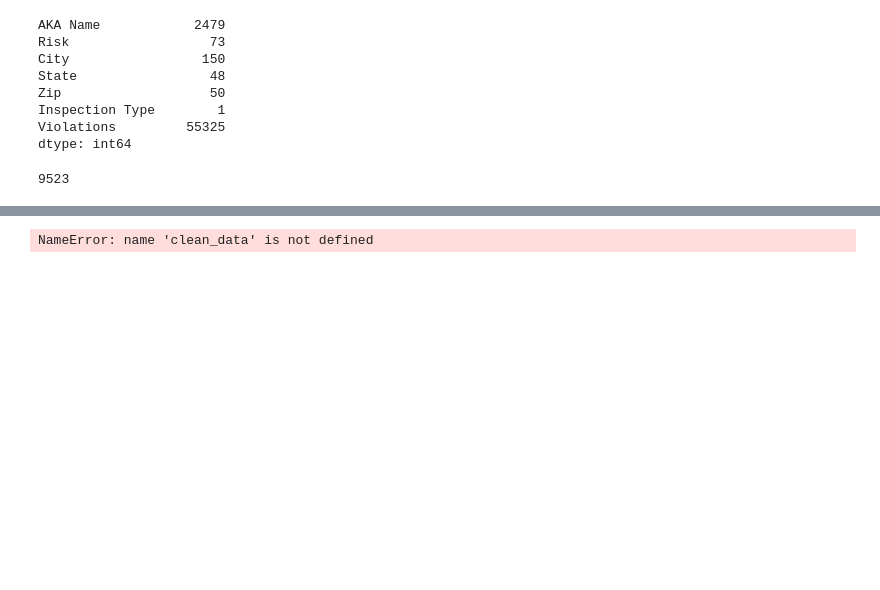
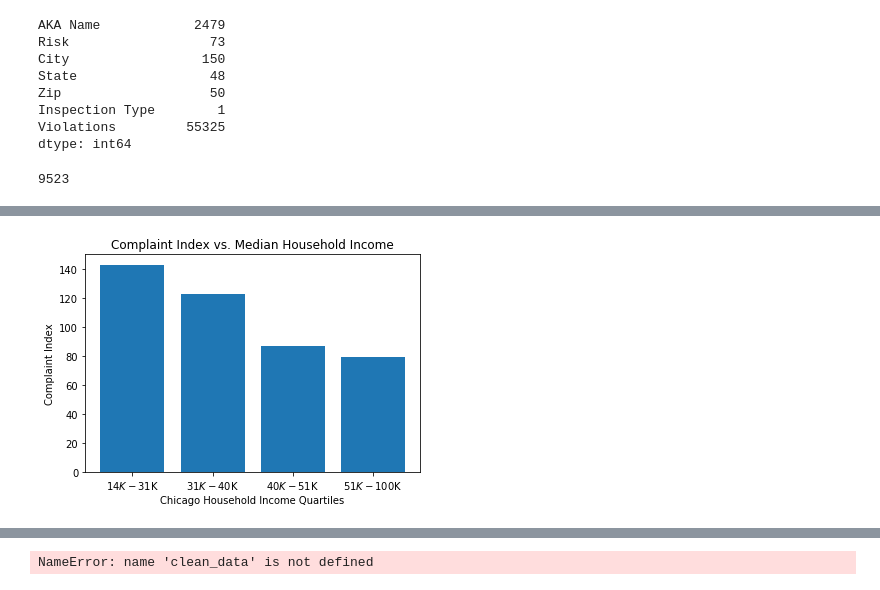
Before and after one commit to kynanl/K.I.K-Project-1, a Jupyter notebook: kynan_restaurant_complaints.ipynb, the cells around one changed output, grey strips where cells are left out. Drawn from its saved outputs; the diff is of its cells as text; code cells hidden in the pictures; blank space fills up the shorter version.

```diff
--- a/kynan_restaurant_complaints.ipynb
+++ b/kynan_restaurant_complaints.ipynb
@@ -255,4 +222,3 @@ relative_inspection_types["Relative Difference"] = relative_inspection_types["Co
 # %%
 #Kynan add the differnece to df
-relative_inspection_types = relative_inspection_types.sort_values(["Relative Difference"])
-relative_inspection_types
+relative_inspection_types = relative_inspection_types.sort_values(["Complaint Index"])
@@ -302,0 +248,3 @@ Int64Index([60601, 60602, 60603, 60604, 60605, 60606, 60607, 60608, 60609,
+# %%
+# Kynan add income and lat/long data
+inspection_demo = pd.merge(relative_inspection_types, demo_request, on = "Zip")
@@ -302,0 +294,7 @@ Int64Index([60601, 60602, 60603, 60604, 60605, 60606, 60607, 60608, 60609,
+# %%
+#Kynan create quartile bins based on income
+
+bin_labels = ["$14K - $31K", "$31K - $40K", "$40K - $51K", "$51K - $100K"]
+inspection_demo["Quartile"] = pd.qcut(inspection_demo["Income"], q=[0, .25, .5, .75, 1], labels = bin_labels)
+#take a peek at data
+inspection_demo.head(10)
@@ -302,0 +313,17 @@ Int64Index([60601, 60602, 60603, 60604, 60605, 60606, 60607, 60608, 60609,
+# %%
+#Kynan create variables to build a visualization based on bins
+x_axis = np.arange(len(bin_labels))
+y_ax = inspection_demo.groupby(inspection_demo["Quartile"])
+y_axis = round(y_ax["Complaint Raw"].sum()/y_ax["Expected Complaints"].sum()*100)
+# %%
+#Kynan create bin bar chart
+plt.bar(x_axis, y_axis)
+tick_locations = [0, 1, 2, 3]
+plt.xticks(tick_locations, bin_labels)
+plt.title("Complaint Index vs. Median Household Income")
+plt.xlabel("Chicago Household Income Quartiles")
+plt.ylabel("Complaint Index")
+plt.show
+plt.savefig("Income Quartiles vs. Complaint Index.png")
+# %% [output]
+[figure, added]
```
Also changed, not shown: parts of 25 cells of this notebook, 1 other file.
